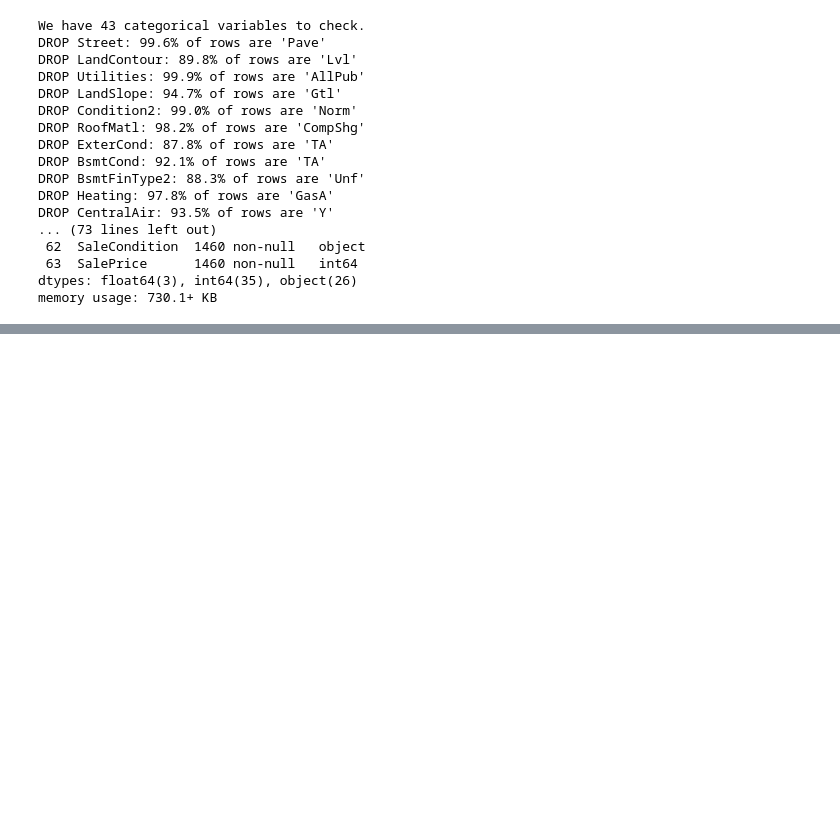
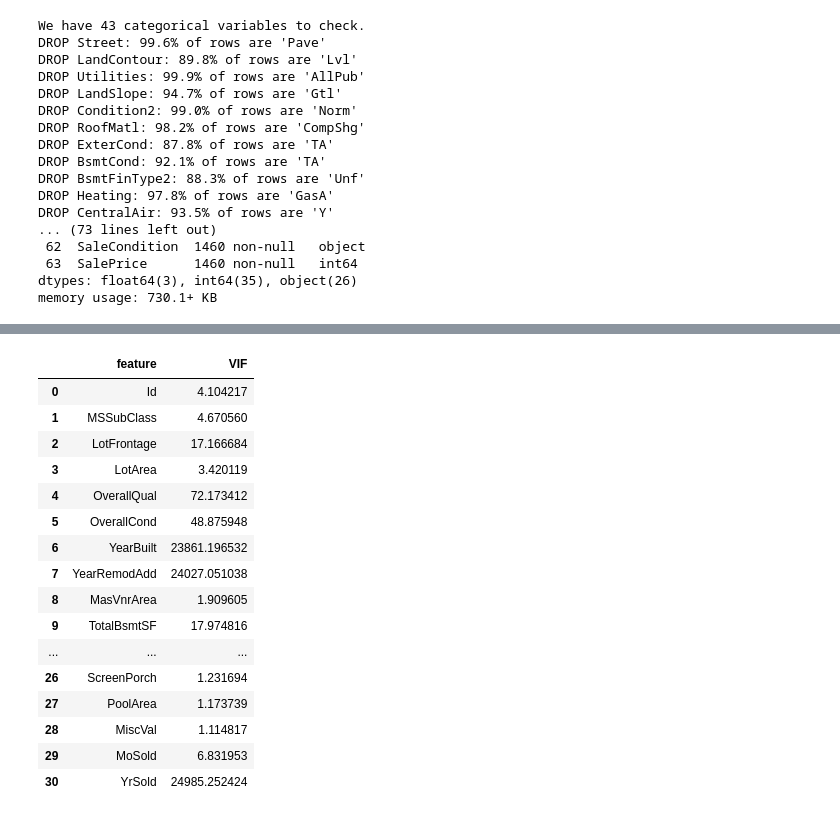
Before and after one commit to muratbek-kebtarum/ASDA_2025_Group_5_Portfolio, a Jupyter notebook: notebooks/week_09_group_5_notebook.ipynb, the cells around one changed output, grey strips where cells are left out. Cells and saved outputs as stored; diff of their text form; code cells hidden in the pictures; blank space fills up the shorter version.

```diff
--- a/notebooks/week_09_group_5_notebook.ipynb
+++ b/notebooks/week_09_group_5_notebook.ipynb
@@ -132,0 +201,29 @@ memory usage: 730.1+ KB
+# %%
+#GrLivArea = 1stFlrSF + 2ndFlrSF + LowQualFinSF
+df.drop(columns=['1stFlrSF','2ndFlrSF','LowQualFinSF'],inplace=True)
+# %%
+X = df.select_dtypes(include=[np.number]).dropna()
+X = X.drop(columns=['SalePrice'])
+vif_data = pd.DataFrame()
+vif_data["feature"] = X.columns
+vif_data["VIF"] = [variance_inflation_factor(X.values, i) for i in range(len(X.columns))]
+vif_data.sort_values(by="VIF", ascending=True)
+vif_data
+# %% [output]
+|  | feature | VIF |
+| 0 | Id | 4.104217 |
+| 1 | MSSubClass | 4.670560 |
+| 2 | LotFrontage | 17.166684 |
+| 3 | LotArea | 3.420119 |
+| 4 | OverallQual | 72.173412 |
+| 5 | OverallCond | 48.875948 |
+| 6 | YearBuilt | 23861.196532 |
+| 7 | YearRemodAdd | 24027.051038 |
+| 8 | MasVnrArea | 1.909605 |
+| 9 | TotalBsmtSF | 17.974816 |
+| ... | ... | ... |
+| 26 | ScreenPorch | 1.231694 |
+| 27 | PoolArea | 1.173739 |
+| 28 | MiscVal | 1.114817 |
+| 29 | MoSold | 6.831953 |
+| 30 | YrSold | 24985.252424 |
```
Also changed, not shown: parts of 17 cells of this notebook.
